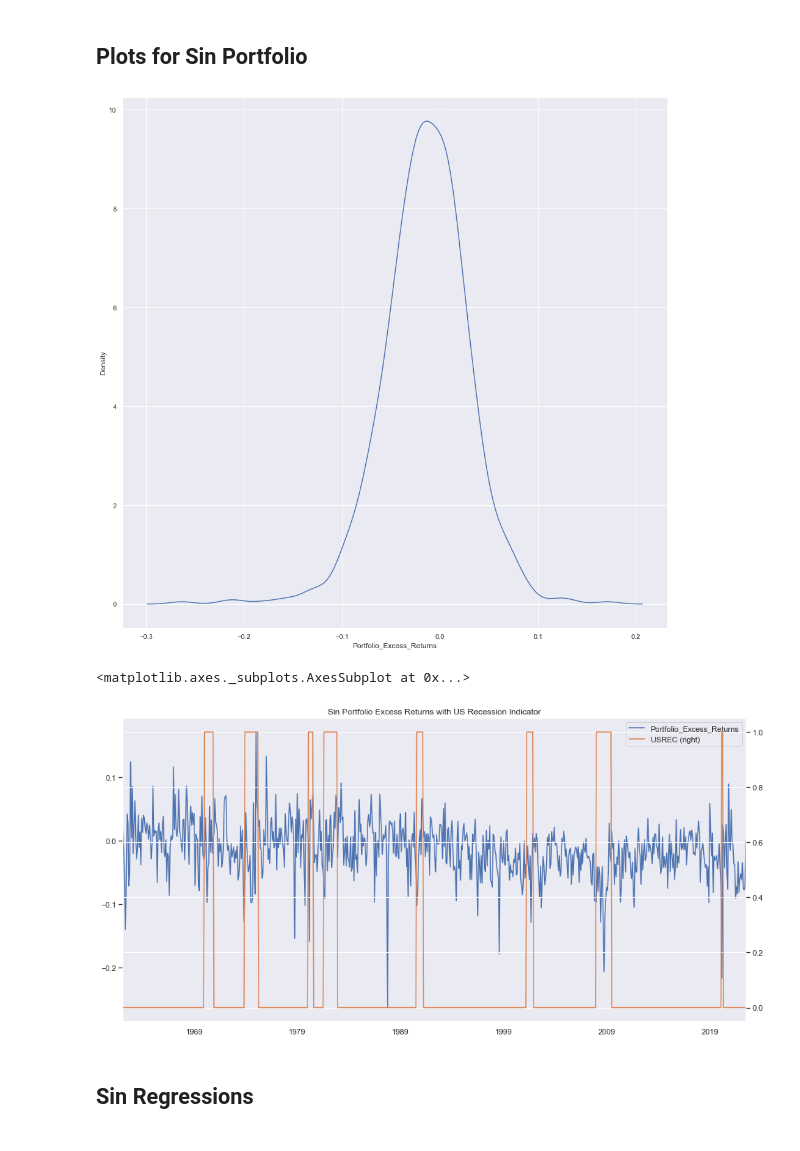
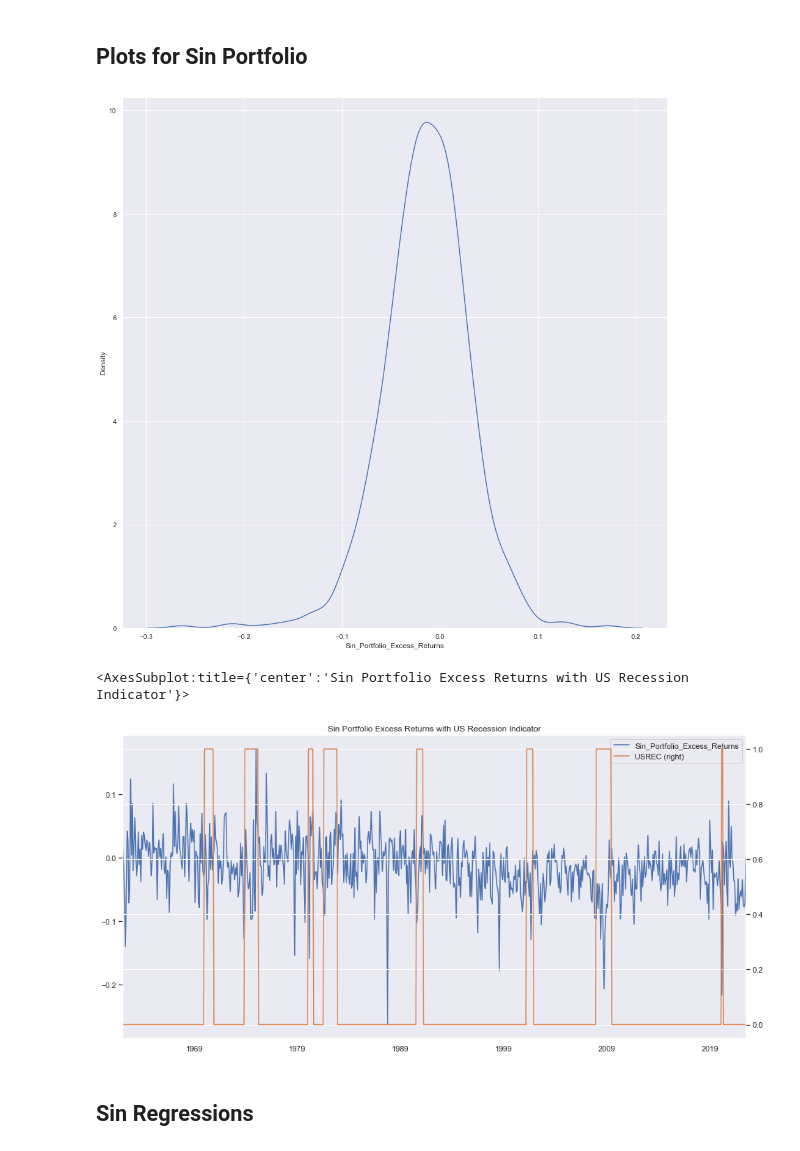
Before and after one commit to statistactics/sin-stocks, a Jupyter notebook: PORTFOLIO_AND_REGRESSIONS.ipynb, the cells around one changed output. Cells and saved outputs as stored; diff of their text form; code cells hidden in the pictures.

```diff
--- a/PORTFOLIO_AND_REGRESSIONS.ipynb
+++ b/PORTFOLIO_AND_REGRESSIONS.ipynb
@@ -275,4 +275,6 @@ sin_model_df2
 | 2022-06-30 | -0.072432 | -0.0843 | 0.0209 | -0.0597 | 0.0006 | 0.0079 | -0.073032 | 0 |
 | 2022-07-31 | 0.000632 | 0.0956 | 0.0278 | -0.0408 | 0.0008 | -0.0394 | -0.000168 | 0 |
 726 rows × 8 columns
+# %%
+sin_model_df2.rename(columns = {"Portfolio_Excess_Returns": "Sin_Portfolio_Excess_Returns"}, inplace = True)
 # %%
@@ -292,14 +294,14 @@ Name: Portfolio_Excess_Returns, dtype: float64
 # %%
 import seaborn as sns
 sns.set(rc = {"figure.figsize": (16,16)})
-fig1 = sns.kdeplot(sin_model_df2["Portfolio_Excess_Returns"])
+fig1 = sns.kdeplot(sin_model_df2["Sin_Portfolio_Excess_Returns"])
 # %% [output]
-[figure, old version]
+[figure, new version]
 # %%
-sin_model_df2[["Portfolio_Excess_Returns", "USREC"]].plot(secondary_y = ["USREC"], figsize = (16,8), title = "Sin Portfolio Excess Returns with US Recession Indicator")
+sin_model_df2[["Sin_Portfolio_Excess_Returns", "USREC"]].plot(secondary_y = ["USREC"], figsize = (16,8), title = "Sin Portfolio Excess Returns with US Recession Indicator")
 # %% [output]
-<matplotlib.axes._subplots.AxesSubplot at 0x...>
+<AxesSubplot:title={'center':'Sin Portfolio Excess Returns with US Recession Indicator'}>
-[figure, old version]
+[figure, new version]
 # %% [markdown]
 ## Sin Regressions
 # %%
```
Also changed, not shown: parts of 11 cells of this notebook.
